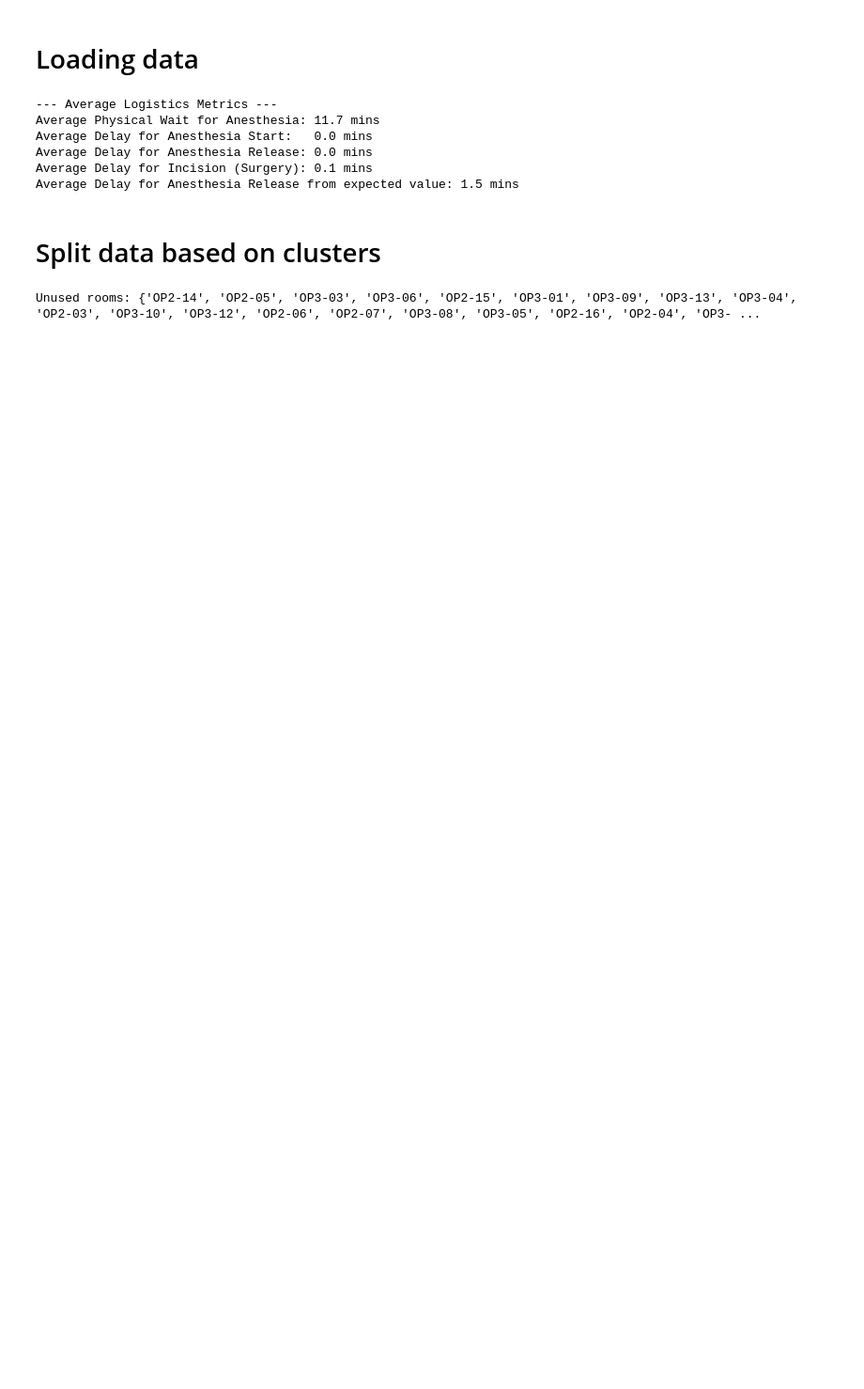
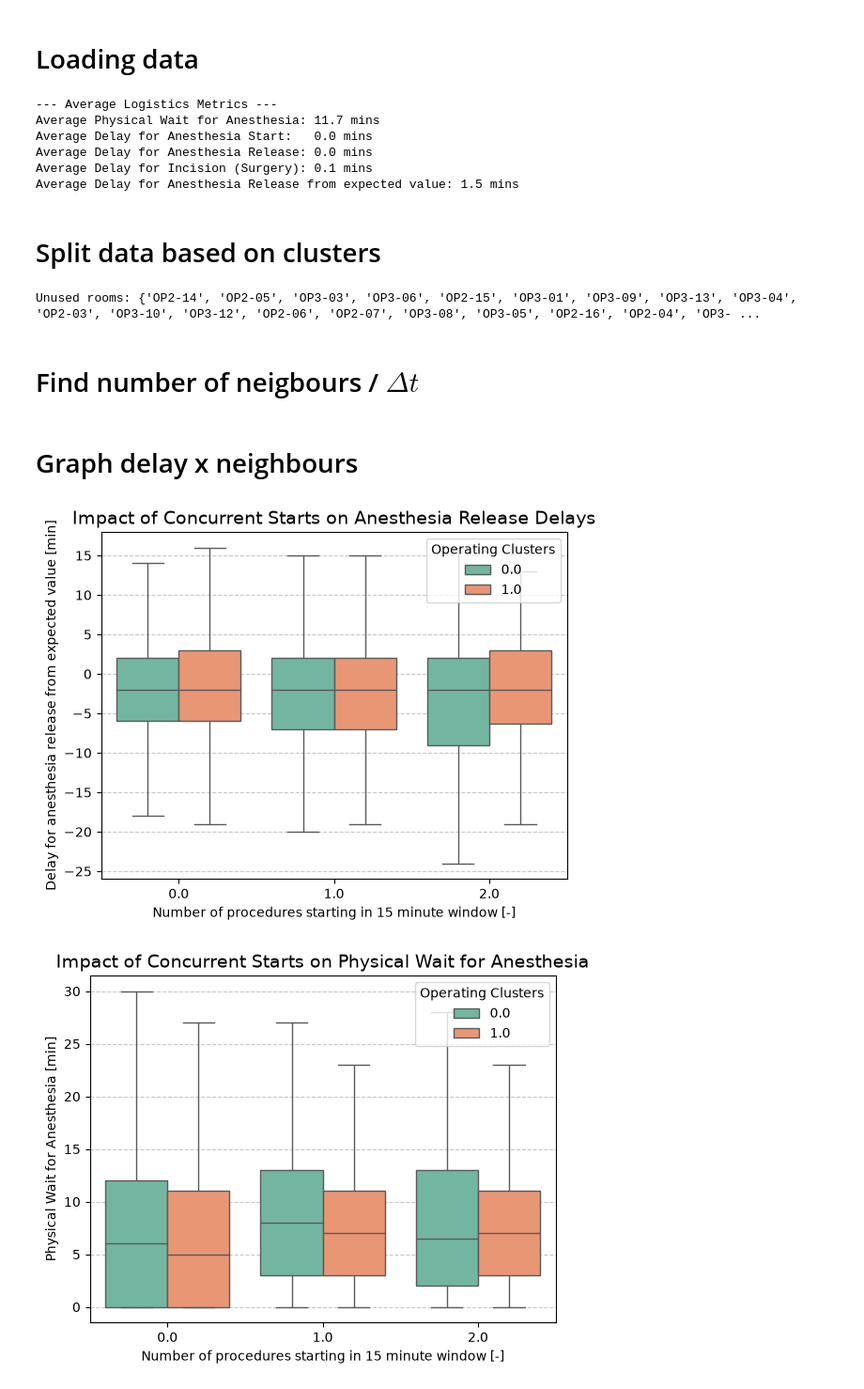
Before and after one commit to tomkys144/cacom-project, a Jupyter notebook: turnover_analysis.ipynb, the cells around one changed output. Shown at 94% size. Saved outputs shown, nothing was run; the diff lists cells and outputs as text; code cells hidden in the pictures; blank space fills up the shorter version.

Commit message:
Added first graphs

```diff
--- a/turnover_analysis.ipynb
+++ b/turnover_analysis.ipynb
@@ -7,6 +10,7 @@ data_file = "VAL_THO_GF.xlsx"
 
 # excel column to English mapping
 cols = {
+    'Datum': 'date',
     'Fachabteilung': 'dept',
     'Saal': 'room',
     'Notfallkategorie': 'priority',
@@ -74,8 +78,9 @@ rooms_unused = set(all_rooms) - set(clusters[0]) - set(clusters[1])
 
 print(f"Unused rooms: {rooms_unused}")
 
-df_list = []
-for cluster in clusters:
-    df_list.append(df[df['room'].isin(cluster)])
+for c_idx, cluster in enumerate(clusters):
+    df.loc[df['room'].isin(cluster), 'cluster'] = c_idx
 # %% [output]
 Unused rooms: {'OP2-14', 'OP2-05', 'OP3-03', 'OP3-06', 'OP2-15', 'OP3-01', 'OP3-09', 'OP3-13', 'OP3-04', 'OP2-03', 'OP3-10', 'OP3-12', 'OP2-06', 'OP2-07', 'OP3-08', 'OP3-05', 'OP2-16', 'OP2-04', 'OP3- ...
+# %% [markdown]
+# Find number of neigbours / $\Delta t$
@@ -81,0 +133,40 @@ Unused rooms: {'OP2-14', 'OP2-05', 'OP3-03', 'OP3-06', 'OP2-15', 'OP3-01', 'OP3-
+# %% [markdown]
+# Graph delay x neighbours
+# %%
+mask = (df['cluster'].notna())
+df_plot = df[mask].copy()
+
+plt.figure()
+sns.boxplot(
+    data=df_plot,
+    x="num_neighbours",
+    y="delay_release_exp_min",
+    hue="cluster",
+    palette="Set2",
+    showfliers=False,
+)
+plt.xlabel("Number of procedures starting in 15 minute window [-]")
+plt.ylabel("Delay for anesthesia release from expected value [min]")
+plt.title("Impact of Concurrent Starts on Anesthesia Release Delays", fontsize=14)
+plt.grid(axis='y', linestyle='--', alpha=0.7)
+plt.legend(title="Operating Clusters")
+plt.show()
+
+plt.figure()
+sns.boxplot(
+    data=df_plot,
+    x="num_neighbours",
+    y="wait_for_anes_min",
+    hue="cluster",
+    palette="Set2",
+    showfliers=False,
+)
+plt.xlabel("Number of procedures starting in 15 minute window [-]")
+plt.ylabel("Physical Wait for Anesthesia [min]")
+plt.title("Impact of Concurrent Starts on Physical Wait for Anesthesia", fontsize=14)
+plt.grid(axis='y', linestyle='--', alpha=0.7)
+plt.legend(title="Operating Clusters")
+plt.show()
+# %% [output]
+[figure, added]
+[figure, added]
```
Also changed, not shown: parts of 2 cells of this notebook.
